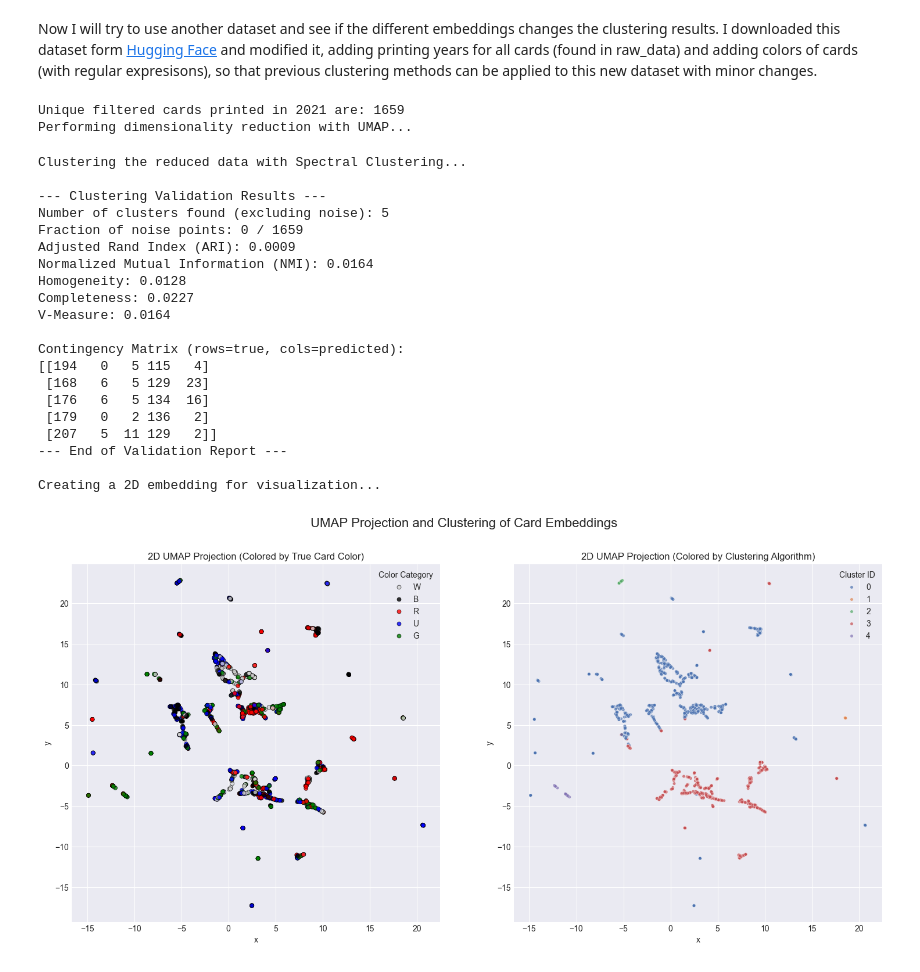
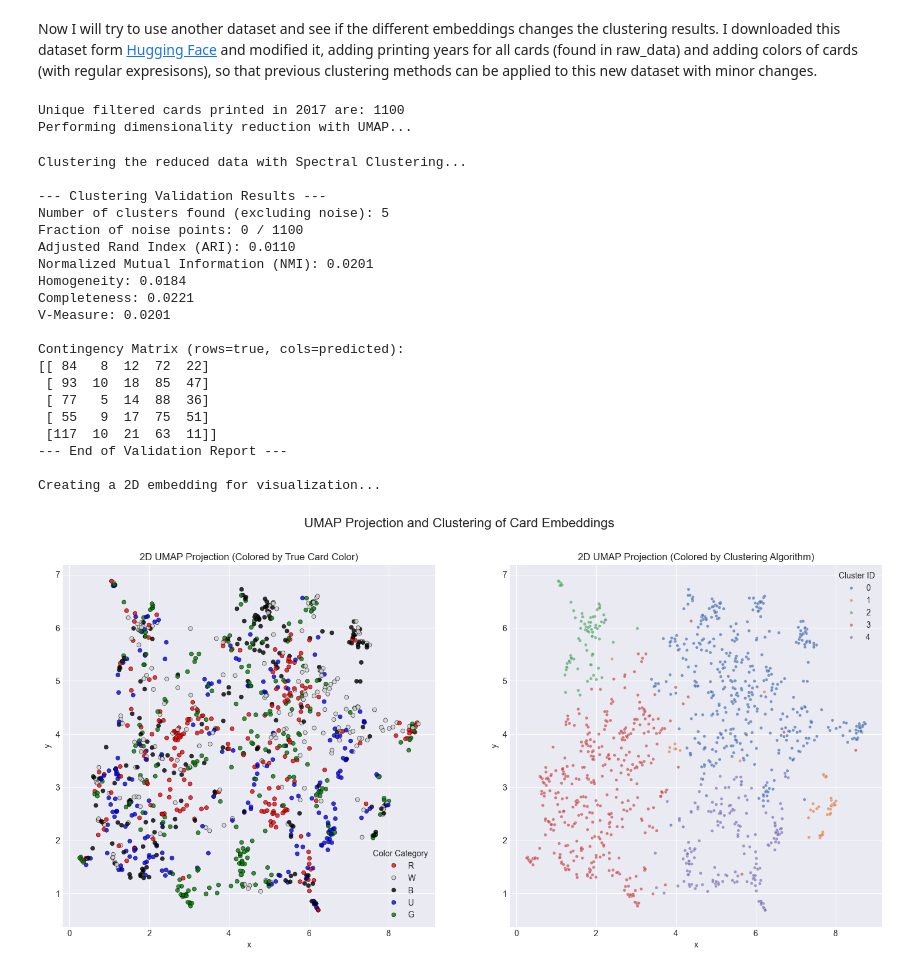
Before and after one commit to lollobrollo/MTG_color_pie_clustering, a Jupyter notebook: project.ipynb, the cells around one changed output. Drawn from its saved outputs; the diff is of its cells as text; code cells hidden in the pictures.

```diff
--- a/project.ipynb
+++ b/project.ipynb
@@ -204,32 +210,32 @@ Here i spent quite some time manually changing the parameters of the clustering
 Now I will try to use another dataset and see if the different embeddings changes the clustering results. I downloaded this dataset form [Hugging Face](https://huggingface.co/datasets/minimaxir/mtg-embeddings) and modified it, adding printing years for all cards (found in raw_data) and adding colors of cards (with regular expresisons), so that previous clustering methods can be applied to this new dataset with minor changes.
 # %%
 monocol_data_new = (Path("data") / "parquet" / "monocol.parquet").resolve()
-year = 2021
+year = 2017
 norm = False
-n_neigh_umap = 15
+n_neigh_umap = 12
 umap_components = 5
 spectral_clustering_v2(monocol_data_new, year, norm, n_neigh_umap, umap_components)
 # %% [output]
-Unique filtered cards printed in 2021 are: 1659
+Unique filtered cards printed in 2017 are: 1100
 Performing dimensionality reduction with UMAP...
 Clustering the reduced data with Spectral Clustering...
 
 --- Clustering Validation Results ---
 Number of clusters found (excluding noise): 5
-Fraction of noise points: 0 / 1659
-Adjusted Rand Index (ARI): 0.0009
-Normalized Mutual Information (NMI): 0.0164
-Homogeneity: 0.0128
-Completeness: 0.0227
-V-Measure: 0.0164
+Fraction of noise points: 0 / 1100
+Adjusted Rand Index (ARI): 0.0110
+Normalized Mutual Information (NMI): 0.0201
+Homogeneity: 0.0184
+Completeness: 0.0221
+V-Measure: 0.0201
 
 Contingency Matrix (rows=true, cols=predicted):
-[[194   0   5 115   4]
- [168   6   5 129  23]
- [176   6   5 134  16]
- [179   0   2 136   2]
- [207   5  11 129   2]]
+[[ 84   8  12  72  22]
+ [ 93  10  18  85  47]
+ [ 77   5  14  88  36]
+ [ 55   9  17  75  51]
+ [117  10  21  63  11]]
 --- End of Validation Report ---
 
 Creating a 2D embedding for visualization...
-[figure, old version]
+[figure, new version]
```
Also changed, not shown: parts of 5 cells of this notebook, 1 other file.
